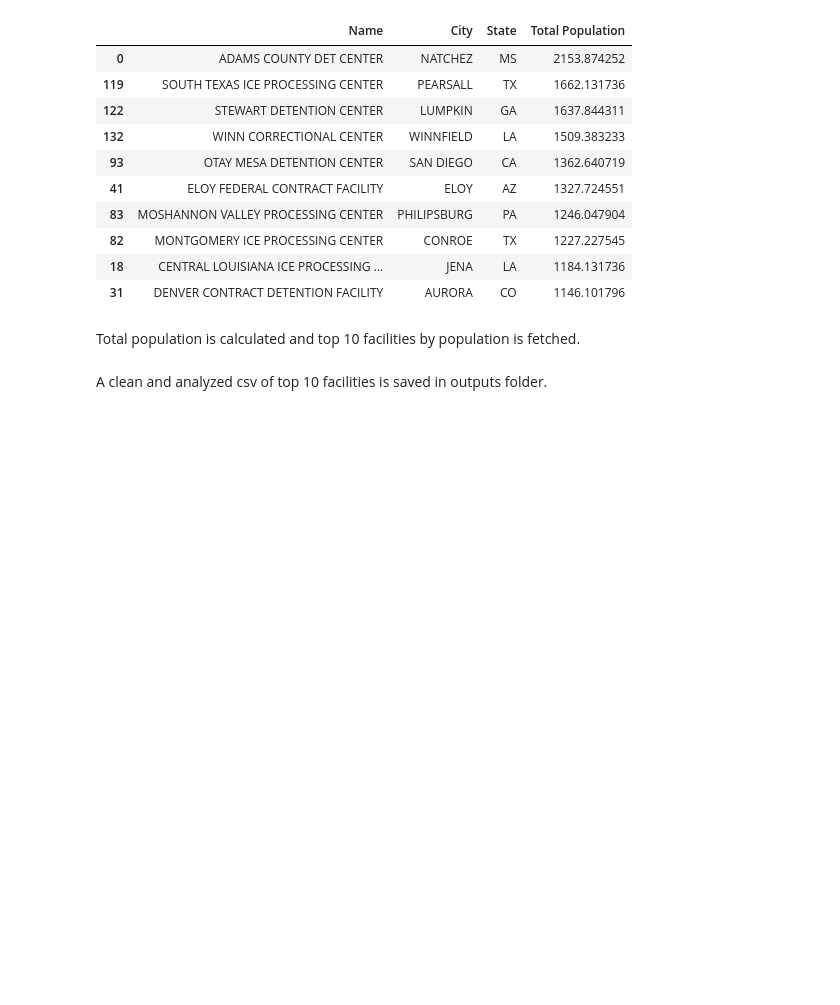
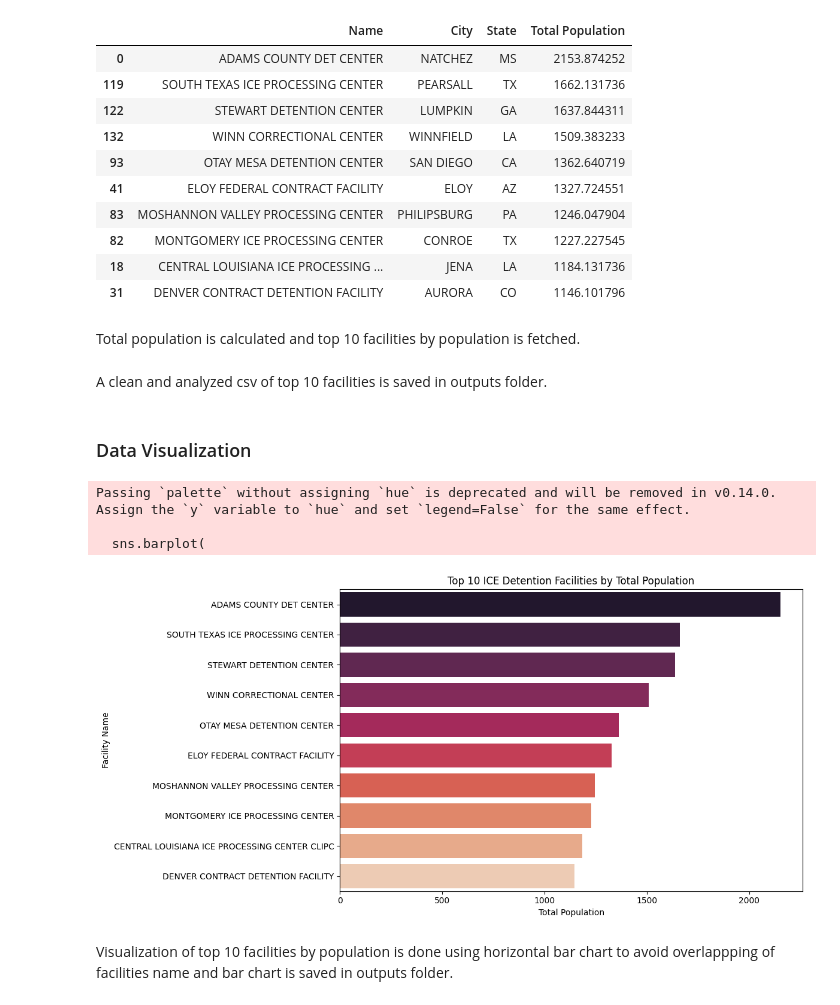
Before and after one commit to Susil4533/data-screening-exercise, a Jupyter notebook: notebook/analysis.ipynb, the cells around one changed output. Drawn from its saved outputs; the diff is of its cells as text; code cells hidden in the pictures; blank space fills up the shorter version.

Commit message:
Visualization of top 10 facilities is done using barchart and is saved in outputs folder

```diff
--- a/notebook/analysis.ipynb
+++ b/notebook/analysis.ipynb
@@ -241,3 +241,5 @@ Total population is calculated and top 10 facilities by population is fetched.
 top_10_facilities.to_csv(r'C:\Users\wwwsu\Desktop\All folders\data-screening-exercise\outputs/top_10_ice_detention_facilities.csv', index=False)
 # %% [markdown]
 A clean and analyzed csv of top 10 facilities is saved in outputs folder.
+# %% [markdown]
+### Data Visualization
@@ -243,0 +249,24 @@ A clean and analyzed csv of top 10 facilities is saved in outputs folder.
+# %%
+# Creating a bar plot for top 10 facilities by Total Population
+plt.figure(figsize=(12, 6))
+sns.barplot(
+    data=top_10_facilities,
+    y='Name',
+    x='Total Population',
+    palette='rocket'
+)
+plt.xlabel('Total Population')
+plt.ylabel('Facility Name')
+plt.title('Top 10 ICE Detention Facilities by Total Population')
+plt.tight_layout()
+
+# Save the plot in outputs folder
+plt.savefig(r'C:\Users\wwwsu\Desktop\All folders\data-screening-exercise\outputs/top_10_ice_detention_facilities_plot.png')
+plt.show()
+# %% [output]
+Passing `palette` without assigning `hue` is deprecated and will be removed in v0.14.0. Assign the `y` variable to `hue` and set `legend=False` for the same effect.
+
+  sns.barplot(
+[figure, added]
+# %% [markdown]
+Visualization of top 10 facilities by population is done using horizontal bar chart to avoid overlappping of facilities name and bar chart is saved in outputs folder.
```
Also changed, not shown: parts of 1 cell of this notebook, 1 other file.
